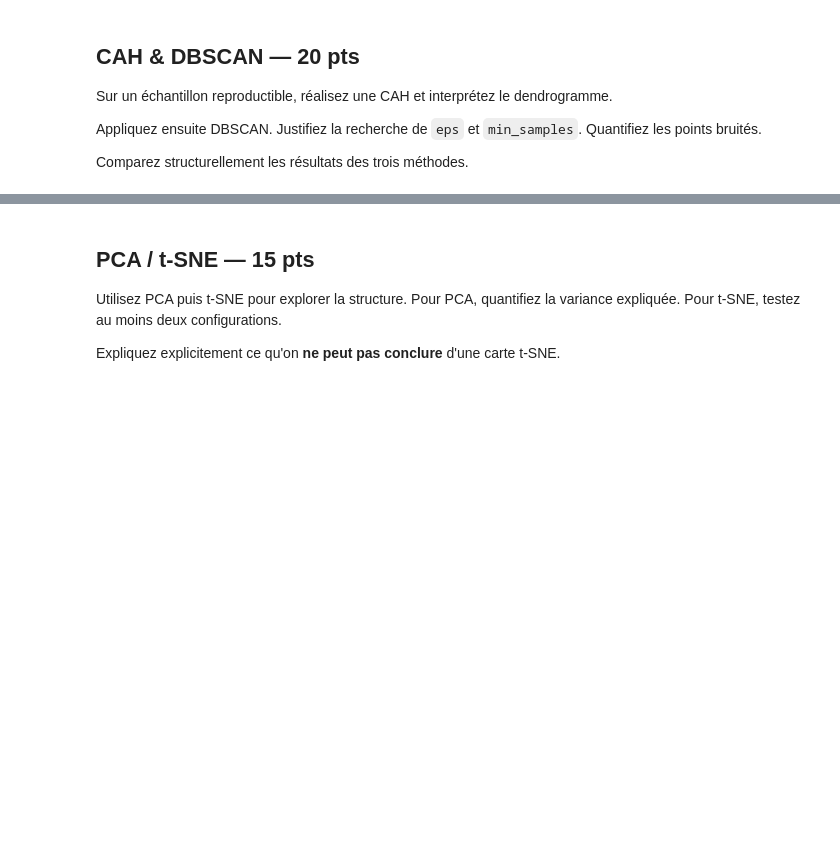
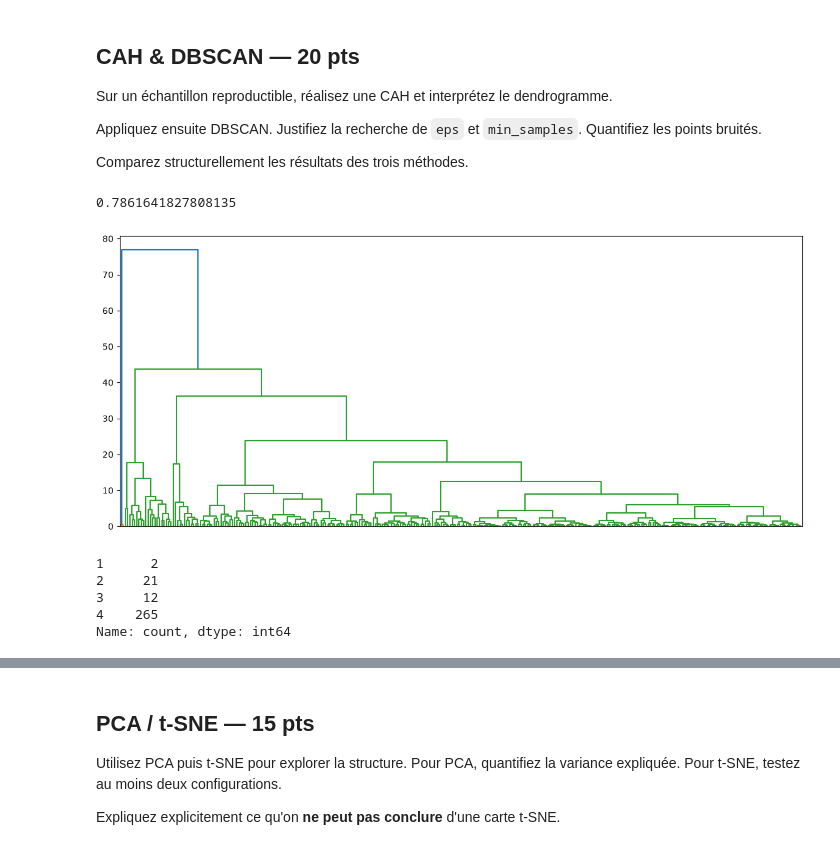
Before and after one commit to hamzabouhouch1003/Training01, a Jupyter notebook: Jour2/PACK_4_TP_NOTES_IA_4A_OPTION_DEVELOPPEUR/TP_NOTE_S6_NON_SUPERVISE_ONLINE_RETAIL_UK.ipynb, the cells around one changed output, grey strips where cells are left out. Drawn from its saved outputs; the diff is of its cells as text; code cells hidden in the pictures; blank space fills up the shorter version.

```diff
--- a/Jour2/PACK_4_TP_NOTES_IA_4A_OPTION_DEVELOPPEUR/TP_NOTE_S6_NON_SUPERVISE_ONLINE_RETAIL_UK.ipynb
+++ b/Jour2/PACK_4_TP_NOTES_IA_4A_OPTION_DEVELOPPEUR/TP_NOTE_S6_NON_SUPERVISE_ONLINE_RETAIL_UK.ipynb
@@ -33,0 +381,14 @@ Profilez chaque cluster sur les variables originales.
+# %%
+k_choisi = 4
+modele_kmeans_final = KMeans(n_clusters=k_choisi, random_state=42, n_init=10)
+table_client_coeur["cluster"] = modele_kmeans_final.fit_predict(X_cluster_coeur_scaled)
+
+profil_moyenne = table_client_coeur.groupby("cluster")[colonnes_clustering].mean()
+profil_mediane = table_client_coeur.groupby("cluster")[colonnes_clustering].median()
+tailles_clusters = table_client_coeur["cluster"].value_counts().sort_index()
+tailles_clusters_pct = table_client_coeur["cluster"].value_counts(normalize=True).sort_index() * 100
+
+print(profil_moyenne)
+print(profil_mediane)
+print(tailles_clusters)
+print(tailles_clusters_pct)
@@ -40,4 +459,32 @@ Appliquez ensuite DBSCAN. Justifiez la recherche de `eps` et `min_samples`. Quan
 
 Comparez structurellement les résultats des trois méthodes.
 # %%
-# Votre travail expérimental ici
+import numpy as np
+from scipy.cluster.hierarchy import dendrogram, linkage, fcluster, cophenet
+from scipy.spatial.distance import pdist
+import matplotlib.pyplot as plt
+
+echantillon_cah = table_client_coeur.sample(n=300, random_state=42)
+X_echantillon_scaled = scaler_robuste_coeur.transform(echantillon_cah[colonnes_clustering])
+
+matrice_liaison = linkage(X_echantillon_scaled, method="ward")
+
+distances_originales = pdist(X_echantillon_scaled)
+coefficient_cophenetique, distances_cophenetiques = cophenet(matrice_liaison, distances_originales)
+print(coefficient_cophenetique)
+
+plt.figure(figsize=(14, 6))
+dendrogram(matrice_liaison, no_labels=True)
+plt.show()
+
+labels_cah = fcluster(matrice_liaison, t=4, criterion="maxclust")
+echantillon_cah["cluster_cah"] = labels_cah
+print(pd.Series(labels_cah).value_counts().sort_index())
+# %% [output]
+0.7861641827808135
+[figure, added]
+1      2
+2     21
+3     12
+4    265
+Name: count, dtype: int64
```
Also changed, not shown: parts of 11 cells of this notebook.
